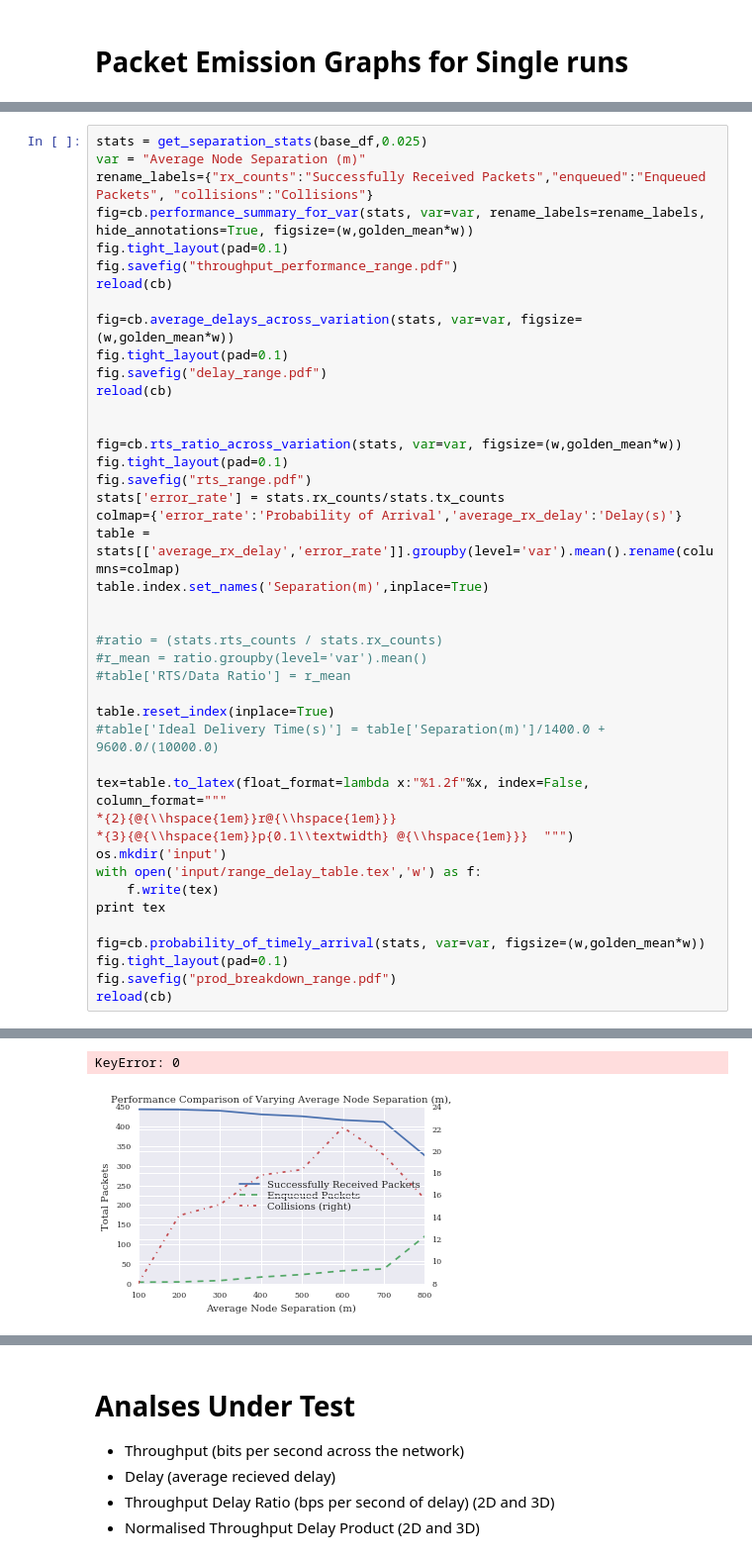
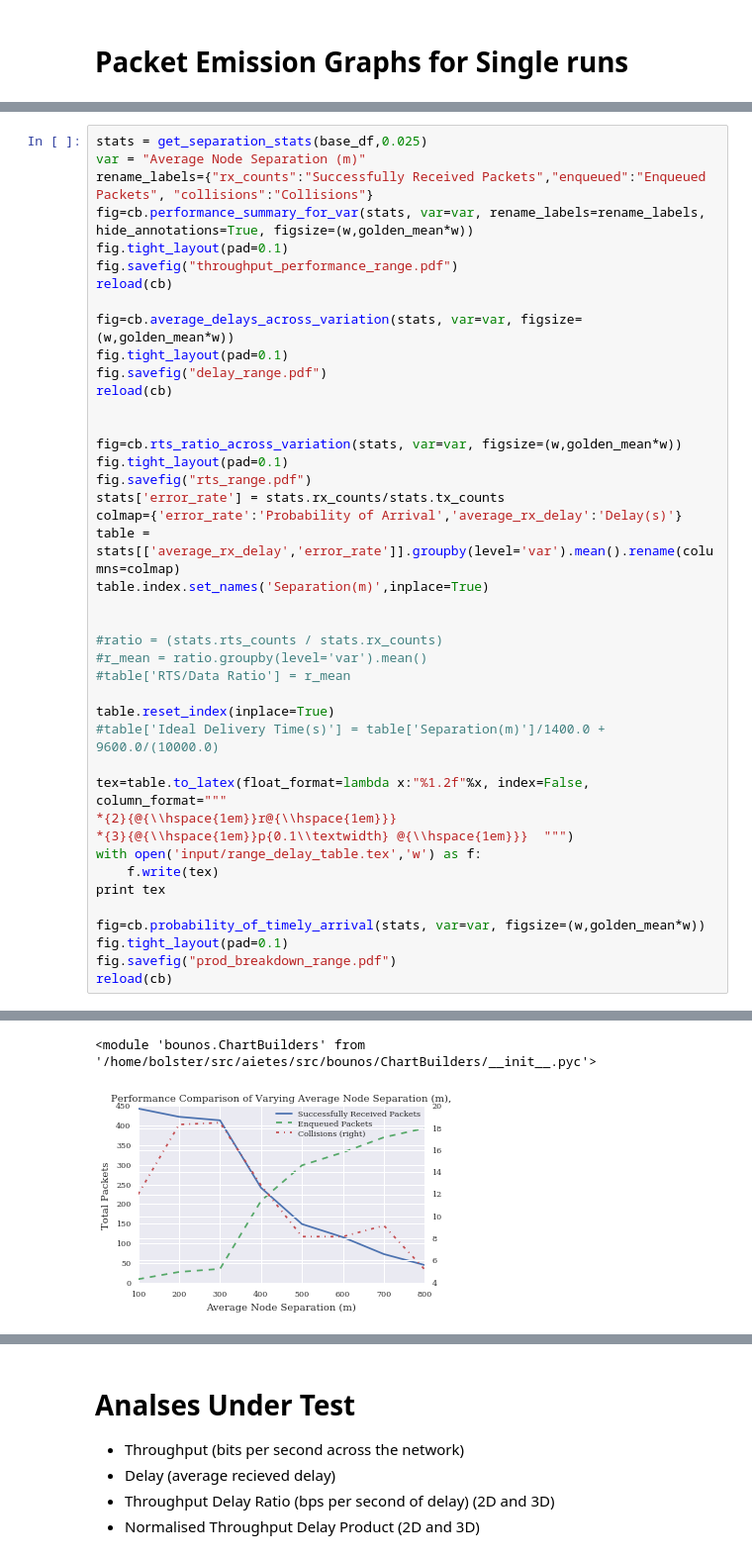
Before and after one commit to andrewbolster/aietes, a Jupyter notebook: scripts/notebooks/DataProcessing/Data Processing for AdHocNow.ipynb, the cells around one changed output, grey strips where cells are left out. Shown at 99% size. Drawn from its saved outputs; the diff is of its cells as text.

Commit message:
mid-graphics experiments, fixed some adhocnow graph generation related to new mpl errorbar defalt argument orders

```diff
--- a/scripts/notebooks/DataProcessing/Data Processing for AdHocNow.ipynb
+++ b/scripts/notebooks/DataProcessing/Data Processing for AdHocNow.ipynb
@@ -283,7 +285,6 @@ table.reset_index(inplace=True)
 tex=table.to_latex(float_format=lambda x:"%1.2f"%x, index=False, column_format="""
 *{2}{@{\\hspace{1em}}r@{\\hspace{1em}}}
 *{3}{@{\\hspace{1em}}p{0.1\\textwidth} @{\\hspace{1em}}}  """)
-os.mkdir('input')
 with open('input/range_delay_table.tex','w') as f:
     f.write(tex)
 print tex
@@ -316,2 +317,2 @@ See the caveats in the documentation: http://pandas.pydata.org/pandas-docs/stabl
-KeyError: 0
+<module 'bounos.ChartBuilders' from '/home/bolster/src/aietes/src/bounos/ChartBuilders/__init__.pyc'>
-[figure, old version]
+[figure, new version]
```
Also changed, not shown: parts of 10 cells of this notebook, 8 other files.
